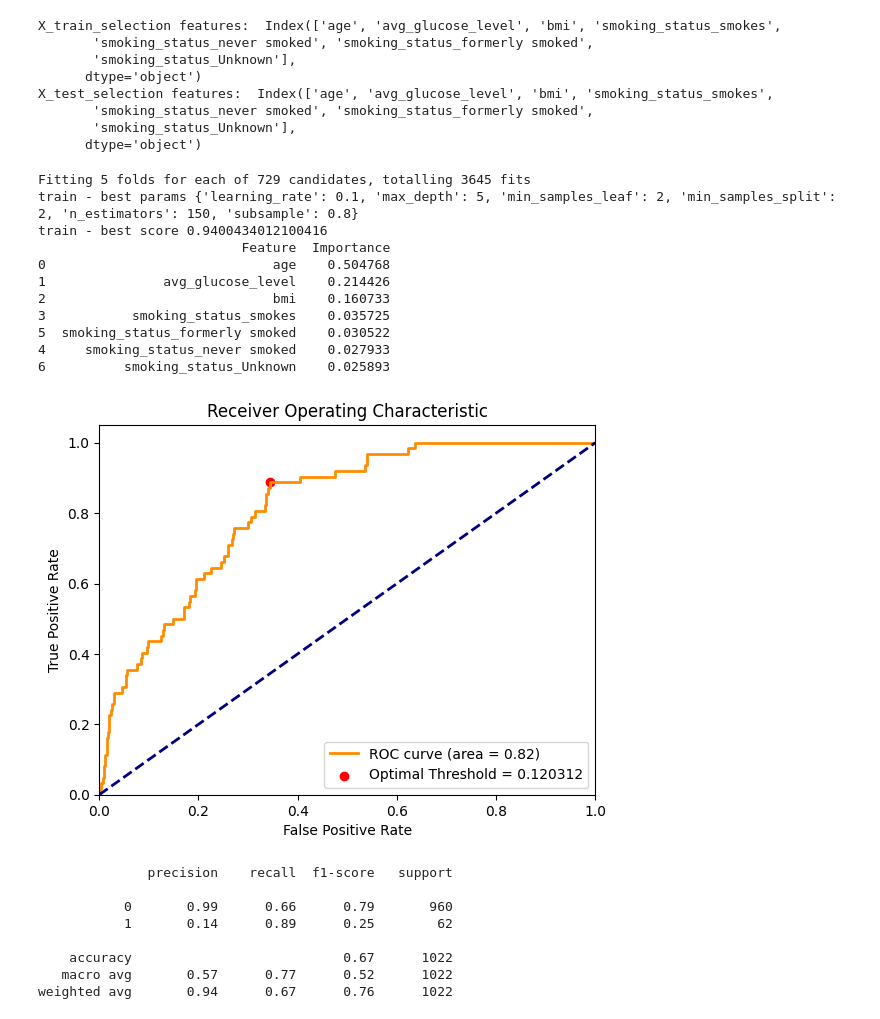
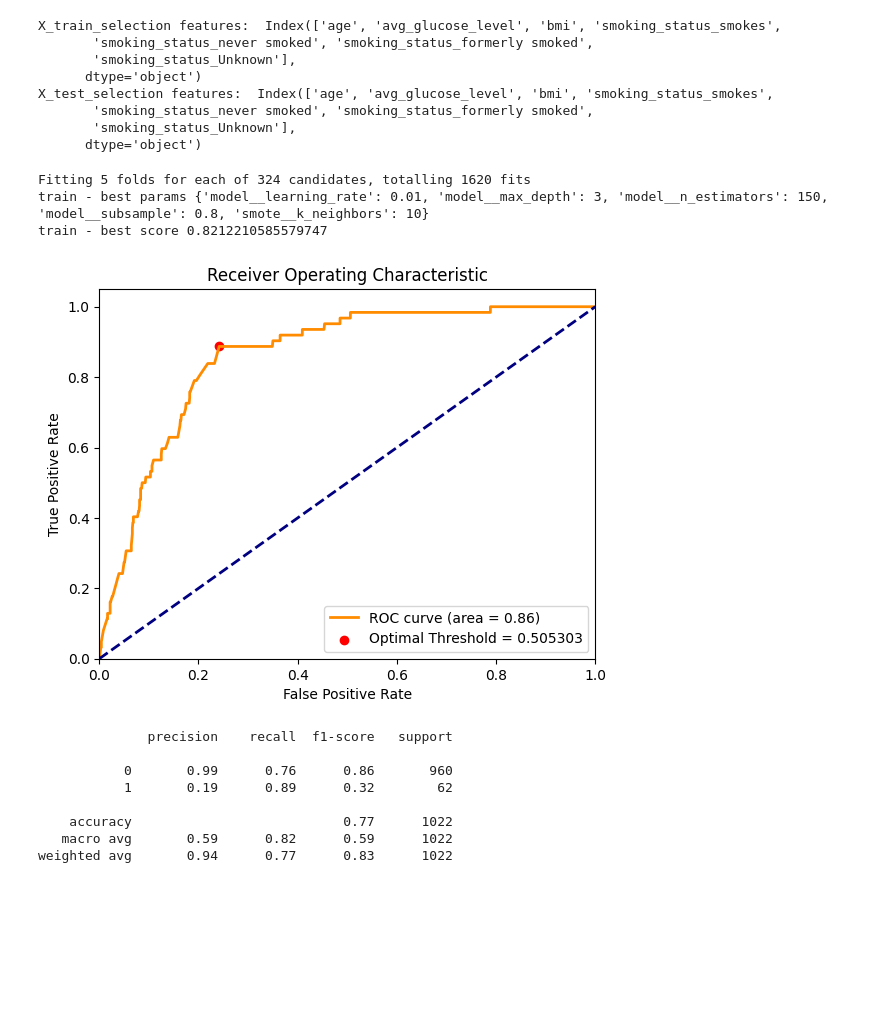
Before and after one commit to marco10507/ml-portfolio, a Jupyter notebook: stroke_prediction.ipynb, the cells around one changed output. Cells and saved outputs as stored; diff of their text form; code cells hidden in the pictures; blank space fills up the shorter version.

```diff
--- a/stroke_prediction.ipynb
+++ b/stroke_prediction.ipynb
@@ -85,15 +85,32 @@ def get_search_grid():
   gbm = GradientBoostingClassifier(random_state=42)
 
   param_grid = {
-    'n_estimators': [50, 100, 150],
-    'learning_rate': [0.01, 0.05, 0.1],
-    'subsample': [0.8, 0.9, 1.0],
-    'max_depth': [3, 4, 5],
-    'min_samples_split': [2, 4, 6],
-    'min_samples_leaf': [1, 2, 3],
+    "n_estimators": [50, 100, 150],
+    "learning_rate": [0.01, 0.1, 0.2],
+    "max_depth": [3, 5, 7],
+    "subsample" : [0.8, 0.9, 1]
   }
 
-  search_grid = GridSearchCV(param_grid=param_grid, estimator=gbm, cv=5, n_jobs=-1, scoring='roc_auc', verbose=1)
+  search_grid = GridSearchCV(param_grid=param_grid, estimator=gbm, cv=5, n_jobs=-1, scoring='roc_auc', verbose=3)
+
+  return search_grid
+
+def get_search_grid_with_resampled():
+
+  pipeline = Pipeline([
+      ('smote', SMOTE(random_state=42)),
+      ('model', GradientBoostingClassifier(random_state=42))
+  ])
+
+  param_grid = {
+    "smote__k_neighbors": [3, 5, 7, 10],
+    "model__n_estimators": [50, 100, 150],
+    "model__learning_rate": [0.01, 0.1, 0.2],
+    "model__max_depth": [3, 5, 7],
+    "model__subsample" : [0.8, 0.9, 1]
+  }
+
+  search_grid = GridSearchCV(param_grid=param_grid, estimator=pipeline, cv=5, n_jobs=-1, scoring='roc_auc', verbose=3)
 
   return search_grid
 
@@ -277,0 +246,6 @@ GridSearchCV(cv=5, estimator=GradientBoostingClassifier(random_state=42),
+# %%
+print('X_train: ', X_train.shape)
+print('y_train: ', y_train.shape)
+
+search_grid = get_search_grid_with_resampled()
+search_grid.fit(X_train, y_train)
@@ -345,7 +301,7 @@ weighted avg       0.93      0.68      0.77      1022
 I see that we are now overfitting the model. So I will perform feature selection to try to recude overfitting. I will only select the 4 best features based on the feature importance. Those features are: age, avg_glucose_level, bmi and smoking_status
 # %%
 selected_features = ['age', 'avg_glucose_level', 'bmi', 'smoking_status_smokes', 'smoking_status_never smoked', 'smoking_status_formerly smoked', 'smoking_status_Unknown']
-X_train_selection = X_train_resampled[selected_features]
+X_train_selection = X_train[selected_features]
 X_test_selection = X_test[selected_features]
 
 print('X_train_selection features: ', X_train_selection.columns)
@@ -360,43 +316,35 @@ X_test_selection features:  Index(['age', 'avg_glucose_level', 'bmi', 'smoking_s
        'smoking_status_Unknown'],
       dtype='object')
 # %%
-search_grid = get_search_grid()
-search_grid.fit(X_train_selection, y_train_resampled)
+search_grid = get_search_grid_with_resampled()
+search_grid.fit(X_train_selection, y_train)
 
 print("train - best params", search_grid.best_params_)
 print("train - best score", search_grid.best_score_)
-print(get_feature_importances(search_grid.best_estimator_, X_train_selection.columns))
+# print(get_feature_importances(search_grid.best_estimator_, X_train_selection.columns))
 
 y_probs = search_grid.predict_proba(X_test_selection)[:, 1]
 
 fpr, tpr, thresholds = roc_curve(y_test, y_probs, pos_label=1)
 roc_auc = auc(fpr, tpr)
 
 optimal_threshold, optimal_idx = calcuale_optimal_threshold(tpr, fpr, thresholds)
 plot_roc_curve(fpr, tpr, roc_auc, optimal_threshold, optimal_idx)
 
 y_pred = (y_probs >= optimal_threshold).astype(int)
 
 model_perfonance_evaluation(y_test, y_pred)
 # %% [output]
-Fitting 5 folds for each of 729 candidates, totalling 3645 fits
-train - best params {'learning_rate': 0.1, 'max_depth': 5, 'min_samples_leaf': 2, 'min_samples_split': 2, 'n_estimators': 150, 'subsample': 0.8}
-train - best score 0.9400434012100416
-                          Feature  Importance
-0                             age    0.504768
-1               avg_glucose_level    0.214426
-2                             bmi    0.160733
-3           smoking_status_smokes    0.035725
-5  smoking_status_formerly smoked    0.030522
-4     smoking_status_never smoked    0.027933
-6          smoking_status_Unknown    0.025893
+Fitting 5 folds for each of 324 candidates, totalling 1620 fits
+train - best params {'model__learning_rate': 0.01, 'model__max_depth': 3, 'model__n_estimators': 150, 'model__subsample': 0.8, 'smote__k_neighbors': 10}
+train - best score 0.8212210585579747
-[figure, old version]
+[figure, new version]
               precision    recall  f1-score   support
 
-           0       0.99      0.66      0.79       960
-           1       0.14      0.89      0.25        62
+           0       0.99      0.76      0.86       960
+           1       0.19      0.89      0.32        62
 
-    accuracy                           0.67      1022
-   macro avg       0.57      0.77      0.52      1022
-weighted avg       0.94      0.67      0.76      1022
+    accuracy                           0.77      1022
+   macro avg       0.59      0.82      0.59      1022
+weighted avg       0.94      0.77      0.83      1022
 [figure]
```
Also changed, not shown: parts of 8 cells of this notebook.
